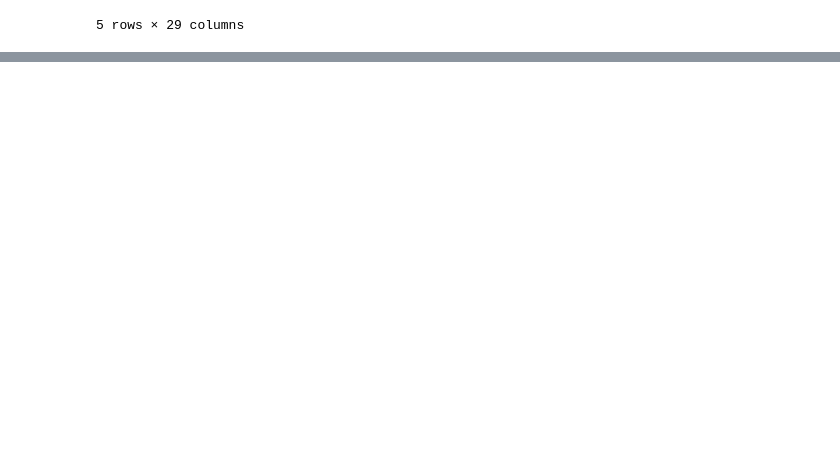
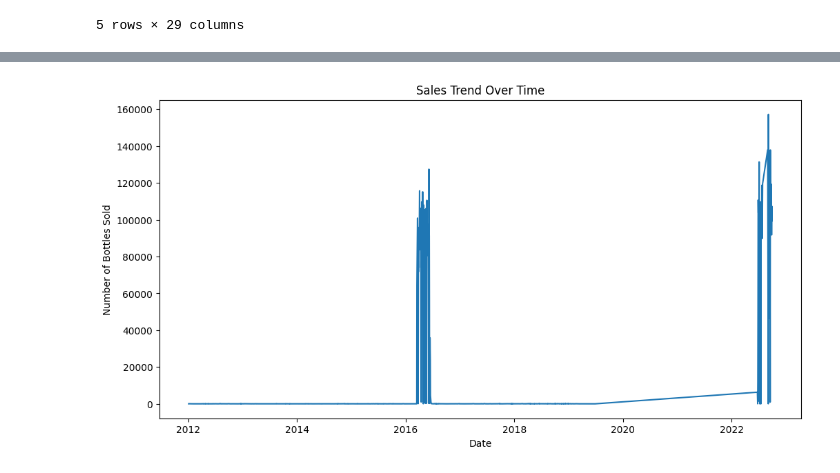
Before and after one commit to s22266/smart-liquor-sales-predictor, a Jupyter notebook: asi/notebooks/dataVisualization.ipynb, the cells around one changed output, grey strips where cells are left out. Cells and saved outputs as stored; diff of their text form; code cells hidden in the pictures; blank space fills up the shorter version.

Commit message:
data Visualization added

```diff
--- a/asi/notebooks/dataVisualization.ipynb
+++ b/asi/notebooks/dataVisualization.ipynb
@@ -19,0 +30,3 @@ df.head()
+# %%
+df = df.drop('county_number', axis=1)
+len(df[df.isnull().any(axis=1)])
@@ -19,0 +36,2 @@ df.head()
+# %%
+df.dropna(inplace=True)
@@ -19,0 +58,22 @@ df.head()
+# %%
+# Convert the 'date' column to datetime type
+df['date'] = pd.to_datetime(df['date'])
+
+# Add a column for the day of the week
+df['day_of_week'] = df['date'].dt.day_name()
+
+# Group data by day of the week and calculate the average number of bottles sold
+avg_sales_by_day = df.groupby('day_of_week')['sale_bottles'].mean().reset_index()
+
+# Set the order of the days of the week
+days_order = ['Monday', 'Tuesday', 'Wednesday', 'Thursday', 'Friday', 'Saturday', 'Sunday']
+avg_sales_by_day['day_of_week'] = pd.Categorical(avg_sales_by_day['day_of_week'], categories=days_order, ordered=True)
+avg_sales_by_day = avg_sales_by_day.sort_values('day_of_week')
+
+# Bar plot showing the relationship between the day of the week and the average number of bottles sold
+plt.figure(figsize=(10, 6))
+sns.barplot(x='day_of_week', y='sale_bottles', data=avg_sales_by_day, palette='viridis')
+plt.title('Relationship between Day of the Week and Number of Bottles Sold')
+plt.xlabel('Day of the Week')
+plt.ylabel('Average Number of Bottles Sold')
+plt.show()
@@ -19,0 +112,10 @@ df.head()
+# %%
+df['date'] = pd.to_datetime(df['date'])
+df_time_series = df.groupby('date')['sale_bottles'].sum().reset_index()
+plt.figure(figsize=(12, 6))
+plt.plot(df_time_series['date'], df_time_series['sale_bottles'])
+plt.title('Sales Trend Over Time')
+plt.xlabel('Date')
+plt.ylabel('Number of Bottles Sold')
+plt.show()
+# %% [output]
@@ -19,0 +123 @@ df.head()
+[figure, added]
```
Also changed, not shown: parts of 16 cells of this notebook.
